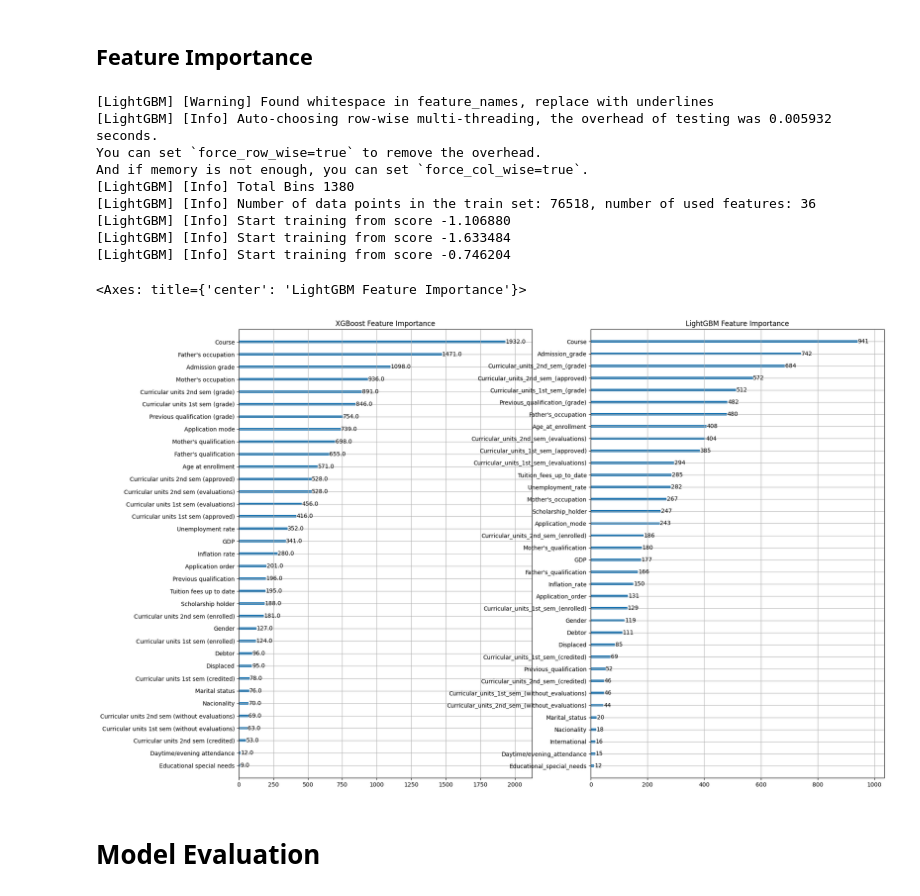
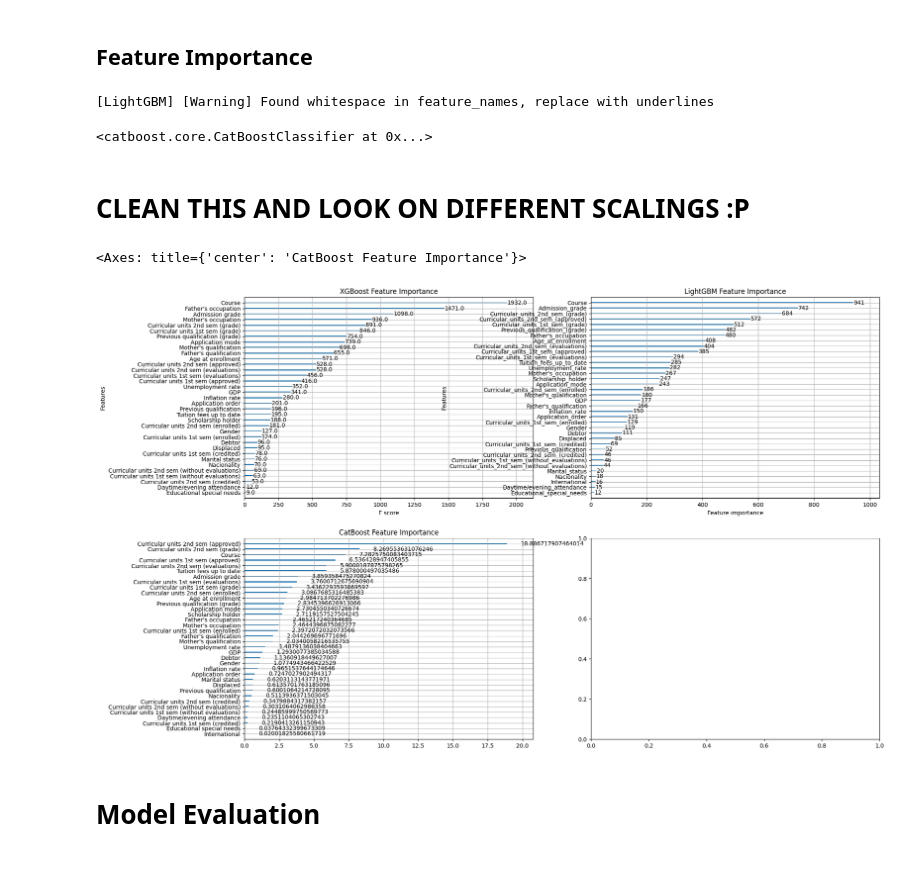
Before and after one commit to Ednaxx/Kaggle-Playground-Series, a Jupyter notebook: PS4E6-AcademicSuccessClassification/ps4e6-academic-success-classification.ipynb, the cells around one changed output. Saved outputs shown, nothing was run; the diff lists cells and outputs as text; code cells hidden in the pictures; blank space fills up the shorter version.

Commit message:
Added catboost for evaluation

```diff
--- a/PS4E6-AcademicSuccessClassification/ps4e6-academic-success-classification.ipynb
+++ b/PS4E6-AcademicSuccessClassification/ps4e6-academic-success-classification.ipynb
@@ -223,7 +226,7 @@ for i in range(5):
 # %%
 reshaped_bools = np.reshape(bool_columns[:-1], (2,3))
 
-fig, axs = plt.subplots(3, 3, figsize=(12, 10))
+_, axs = plt.subplots(3, 3, figsize=(12, 10))
 
 for i in range(2):
     for j in range(3):
@@ -277,22 +280,11 @@ plot_correlation(train.corr())
 fi_xgb = XGBClassifier(random_state=42, enable_categorical=True)
 fi_xgb.fit(train.drop(columns='Target'), train.Target)
 
-fi_lgbm = LGBMClassifier(random_state=42)
+fi_lgbm = LGBMClassifier(random_state=42, verbose=0)
 fi_lgbm.fit(train.drop(columns='Target'), train.Target)
 
-fig, axs = plt.subplots(1, 2, figsize=(20, 14))
-
-xgboost.plot_importance(fi_xgb, ax=axs[0], ylabel=None, xlabel=None, title="XGBoost Feature Importance")
-lightgbm.plot_importance(fi_lgbm, ax=axs[1], ylabel=None, xlabel=None, title="LightGBM Feature Importance")
+fi_cat = CatBoostClassifier(random_state=42, verbose=0, cat_features=categorical_columns)
+fi_cat.fit(train.drop(columns='Target'), train.Target)
 # %% [output]
 [LightGBM] [Warning] Found whitespace in feature_names, replace with underlines
-[LightGBM] [Info] Auto-choosing row-wise multi-threading, the overhead of testing was 0.005932 seconds.
-You can set `force_row_wise=true` to remove the overhead.
-And if memory is not enough, you can set `force_col_wise=true`.
-[LightGBM] [Info] Total Bins 1380
-[LightGBM] [Info] Number of data points in the train set: 76518, number of used features: 36
-[LightGBM] [Info] Start training from score -1.106880
-[LightGBM] [Info] Start training from score -1.633484
-[LightGBM] [Info] Start training from score -0.746204
-<Axes: title={'center': 'LightGBM Feature Importance'}>
+<catboost.core.CatBoostClassifier at 0x...>
-[figure, removed]
@@ -299,3 +332,14 @@ And if memory is not enough, you can set `force_col_wise=true`.
+# %% [markdown]
+# CLEAN THIS AND LOOK ON DIFFERENT SCALINGS :P
+# %%
+_, axs = plt.subplots(2, 2, figsize=(20, 14))
+
+xgboost.plot_importance(fi_xgb, ax=axs[0][0], title="XGBoost Feature Importance")
+lightgbm.plot_importance(fi_lgbm, ax=axs[0][1], title="LightGBM Feature Importance")
+catboost_importance(fi_cat, ax=axs[1][0], title="CatBoost Feature Importance")
+# %% [output]
+<Axes: title={'center': 'CatBoost Feature Importance'}>
+[figure, added]
 # %% [markdown]
 # Model Evaluation
 # %% [markdown]
```
Also changed, not shown: parts of 11 cells of this notebook.
